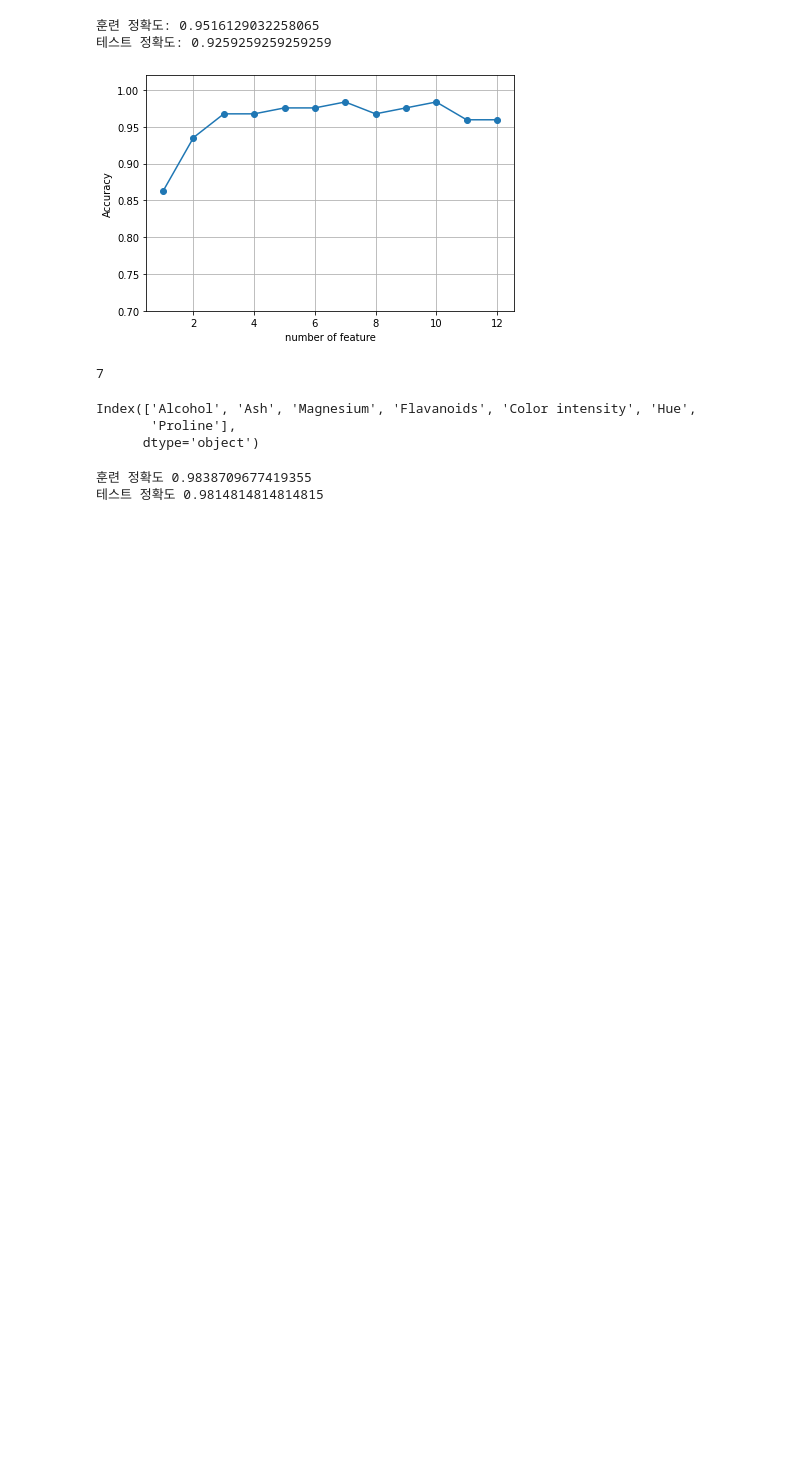
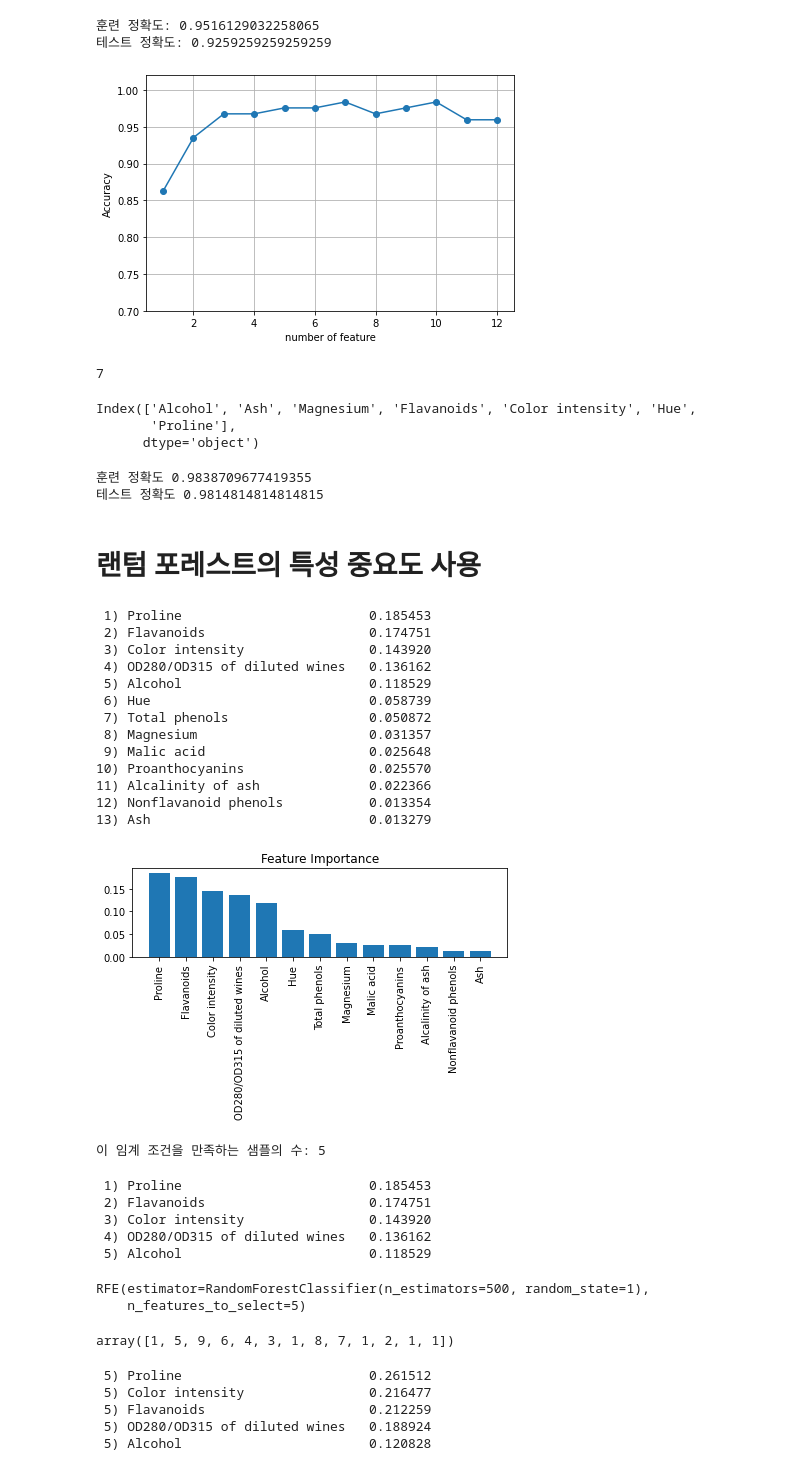
Before and after one commit to seungmin-son/ML_Practice, a Jupyter notebook: [ML_3]DataProcessing.ipynb, the cells around one changed output. Saved outputs shown, nothing was run; the diff lists cells and outputs as text; code cells hidden in the pictures; blank space fills up the shorter version.

```diff
--- a/[ML_3]DataProcessing.ipynb
+++ b/[ML_3]DataProcessing.ipynb
@@ -661,3 +661,83 @@ print('테스트 정확도',knn.score(X_test_std[:,f_mask],y_test))
 # %% [output]
 훈련 정확도 0.9838709677419355
 테스트 정확도 0.9814814814814815
+# %% [markdown]
+# 랜텀 포레스트의 특성 중요도 사용
+# %%
+from sklearn.ensemble import RandomForestClassifier
+feat_labels = df_wine.columns[1:]
+
+forest = RandomForestClassifier(n_estimators=500,random_state=1)
+
+forest.fit(X_train, y_train)
+importances = forest.feature_importances_
+
+indices = np.argsort(importances)[::-1]
+
+for f in range(X_train.shape[1]):
+  print("%2d) %-*s %f" % (f + 1, 30, feat_labels[indices[f]], importances[indices[f]]))
+
+plt.title('Feature Importance')
+plt.bar(range(X_train.shape[1]), importances[indices],align='center')
+
+plt.xticks(range(X_train.shape[1]), feat_labels[indices], rotation=90)
+plt.xlim([-1, X_train.shape[1]])
+plt.tight_layout()
+plt.show()
+# %% [output]
+ 1) Proline                        0.185453
+ 2) Flavanoids                     0.174751
+ 3) Color intensity                0.143920
+ 4) OD280/OD315 of diluted wines   0.136162
+ 5) Alcohol                        0.118529
+ 6) Hue                            0.058739
+ 7) Total phenols                  0.050872
+ 8) Magnesium                      0.031357
+ 9) Malic acid                     0.025648
+10) Proanthocyanins                0.025570
+11) Alcalinity of ash              0.022366
+12) Nonflavanoid phenols           0.013354
+13) Ash                            0.013279
+[figure, added]
+# %%
+from sklearn.feature_selection import SelectFromModel
+
+sfm = SelectFromModel(forest, threshold=0.1,prefit=True)
+X_selected = sfm.transform(X_train)
+print('이 임계 조건을 만족하는 샘플의 수:', X_selected.shape[1])
+# %% [output]
+이 임계 조건을 만족하는 샘플의 수: 5
+# %%
+for f in range(X_selected.shape[1]):
+    print("%2d) %-*s %f" % (f + 1, 30, feat_labels[indices[f]], importances[indices[f]]))
+# %% [output]
+ 1) Proline                        0.185453
+ 2) Flavanoids                     0.174751
+ 3) Color intensity                0.143920
+ 4) OD280/OD315 of diluted wines   0.136162
+ 5) Alcohol                        0.118529
+# %%
+from sklearn.feature_selection import RFE #RFE는 특성 제거 방법을 사용함
+
+rfe = RFE(forest, n_features_to_select=5)
+rfe.fit(X_train, y_train)
+# %% [output]
+RFE(estimator=RandomForestClassifier(n_estimators=500, random_state=1),
+    n_features_to_select=5)
+# %%
+rfe.ranking_ #우선순위에 대한 정보 확인
+# %% [output]
+array([1, 5, 9, 6, 4, 3, 1, 8, 7, 1, 2, 1, 1])
+# %%
+f_mask = rfe.support_ #mask에다가 저장해서
+importances = rfe.estimator_.feature_importances_
+indices = np.argsort(importances)[::-1]
+
+for i in indices:
+  print("%2d) %-*s %f" % (f + 1, 30, feat_labels[f_mask][i], importances[i]))  #중요도 순서대로 출력
+# %% [output]
+ 5) Proline                        0.261512
+ 5) Color intensity                0.216477
+ 5) Flavanoids                     0.212259
+ 5) OD280/OD315 of diluted wines   0.188924
+ 5) Alcohol                        0.120828
```
